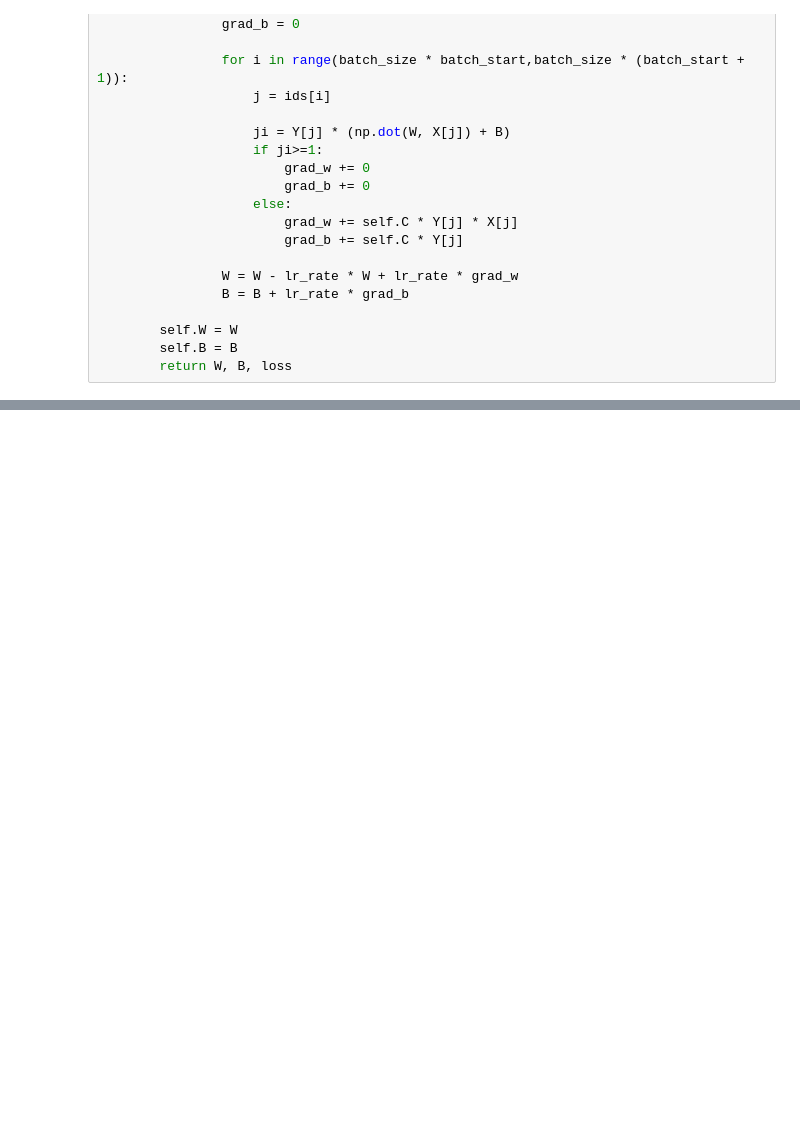
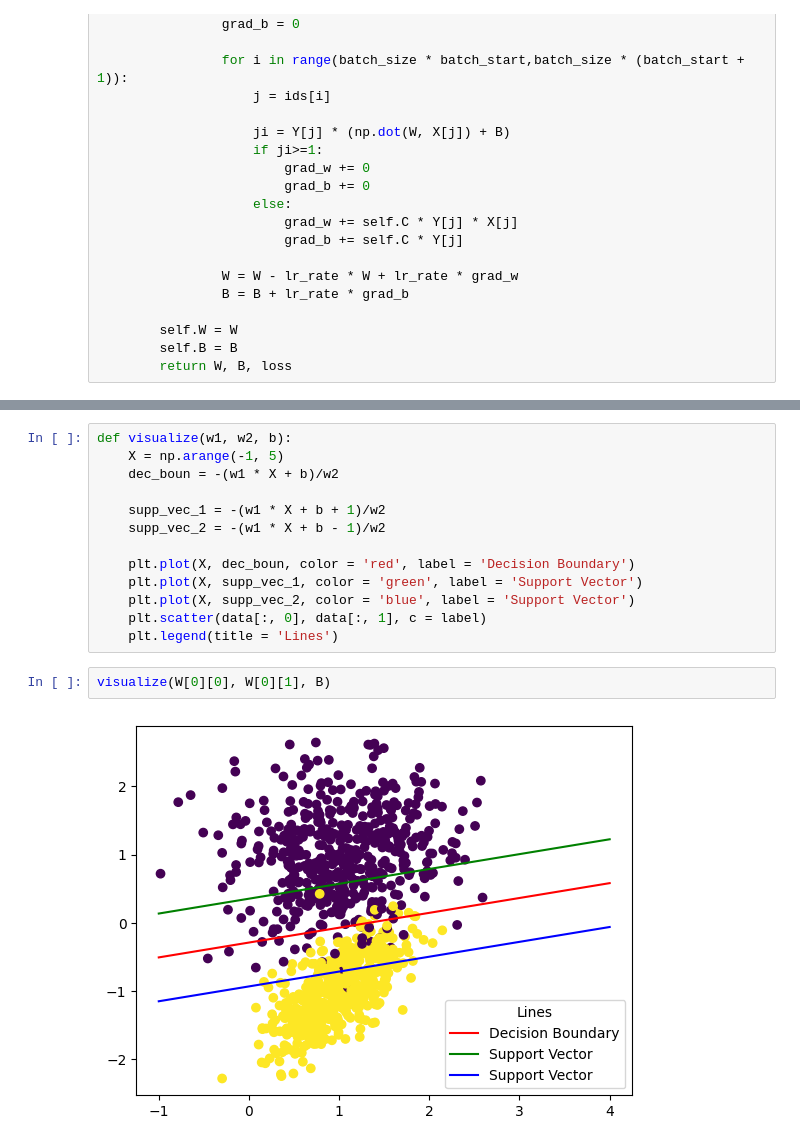
Before and after one commit to Abhijeet399/Data_Science_PP_6_Aug_23, a Jupyter notebook: Machine Learning/SVM.ipynb, the cells around one changed output, grey strips where cells are left out. Drawn from its saved outputs; the diff is of its cells as text; blank space fills up the shorter version.

```diff
--- a/Machine Learning/SVM.ipynb
+++ b/Machine Learning/SVM.ipynb
@@ -106,0 +111,17 @@ plt.plot(loss)
+# %%
+def visualize(w1, w2, b):
+    X = np.arange(-1, 5)
+    dec_boun = -(w1 * X + b)/w2
+
+    supp_vec_1 = -(w1 * X + b + 1)/w2
+    supp_vec_2 = -(w1 * X + b - 1)/w2
+
+    plt.plot(X, dec_boun, color = 'red', label = 'Decision Boundary')
+    plt.plot(X, supp_vec_1, color = 'green', label = 'Support Vector')
+    plt.plot(X, supp_vec_2, color = 'blue', label = 'Support Vector')
+    plt.scatter(data[:, 0], data[:, 1], c = label)
+    plt.legend(title = 'Lines')
+# %%
+visualize(W[0][0], W[0][1], B)
+# %% [output]
+[figure, added]
```
Also changed, not shown: parts of 4 cells of this notebook, 1 other file.
